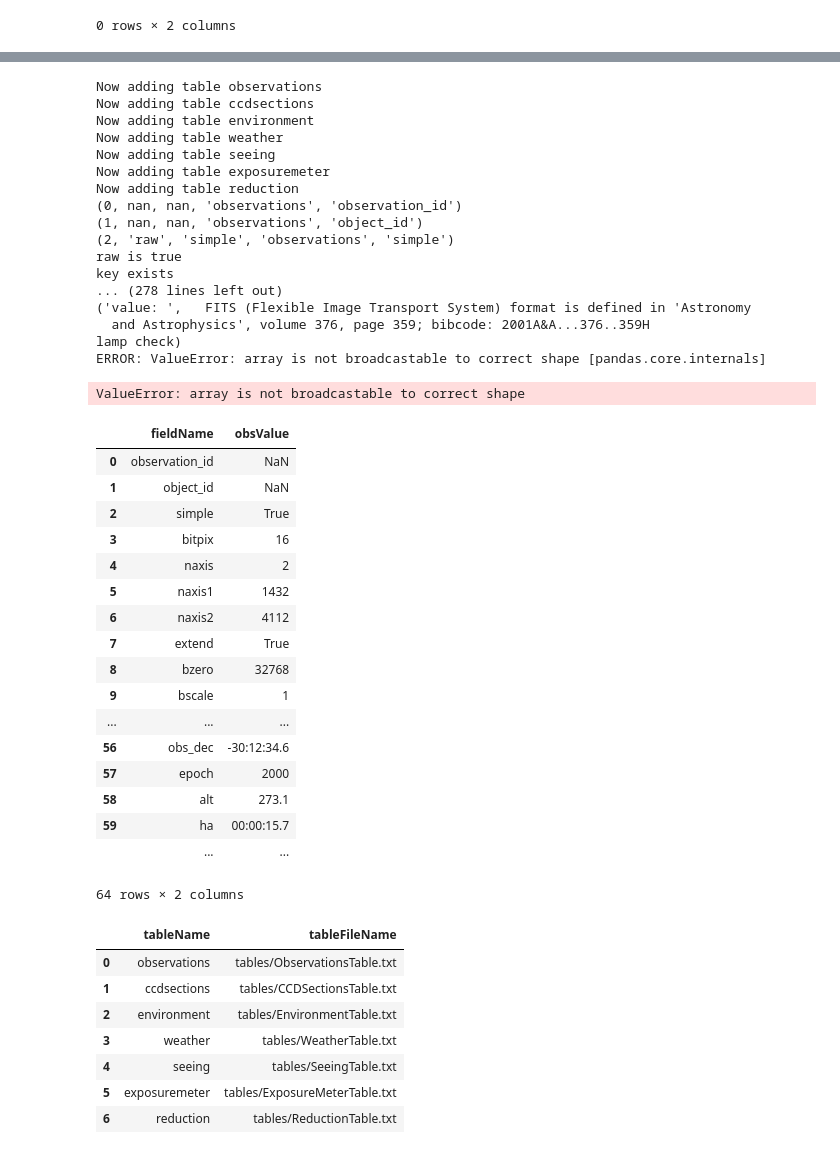
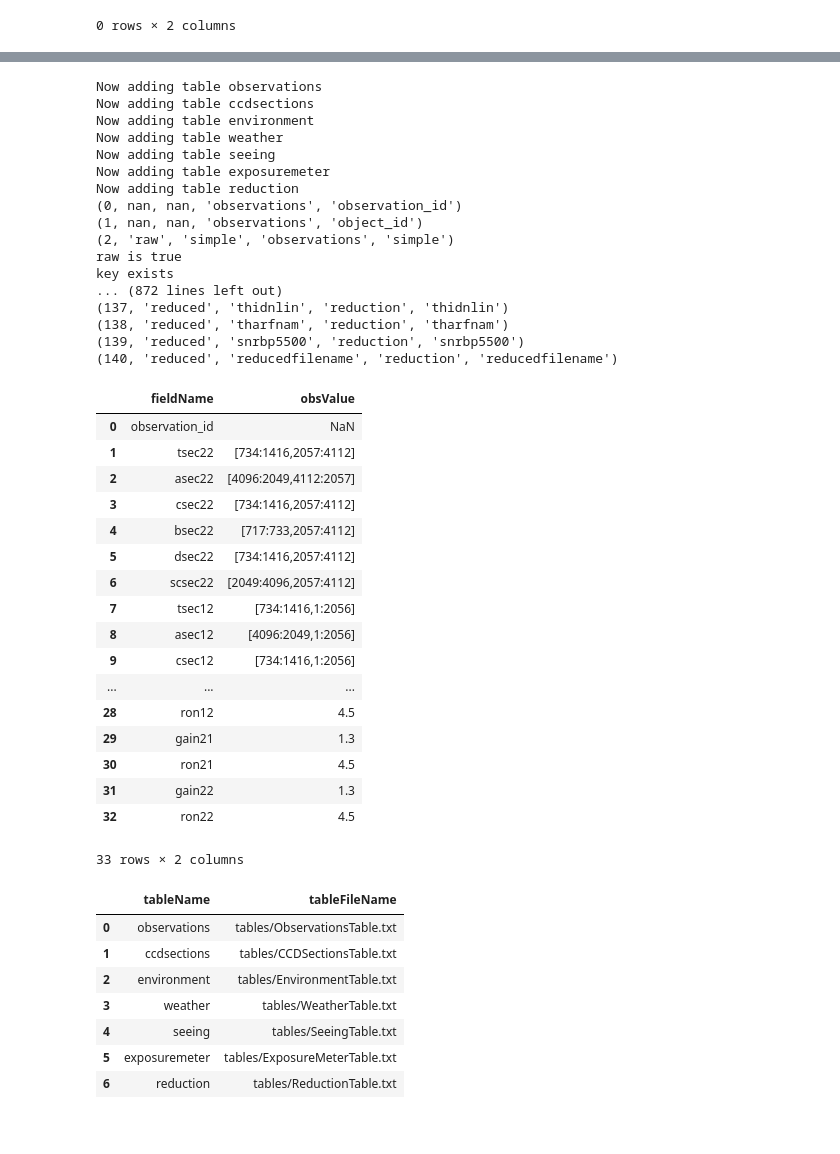
Before and after one commit to mattgiguere/chirondb, a Jupyter notebook: chironDBObject.ipynb, the cells around one changed output, grey strips where cells are left out. Cells and saved outputs as stored; diff of their text form; code cells hidden in the pictures.

Commit message:
bug fix
adding FITS values to object data frames is now working

```diff
--- a/chironDBObject.ipynb
+++ b/chironDBObject.ipynb
@@ -66,7 +66,7 @@ class chironObject:
                     print('index is: ', idx)
                     print('fits key: ', self.mapping.loc[i,'fitsKeyName'])
                     print('value: ',fitshead[self.mapping.loc[i,'fitsKeyName']])
-                    if self.mapping.loc[i,'fitsKeyName'] = 'comment':
+                    if self.mapping.loc[i,'fitsKeyName'] == 'comment':
                         currTab.loc[idx, 'obsValue'] = str(fitshead[self.mapping.loc[i,'fitsKeyName']])
                     else:
                         currTab.loc[idx, 'obsValue'] = fitshead[self.mapping.loc[i,'fitsKeyName']]
@@ -89,33 +87,32 @@ Now adding table reduction
 (2, 'raw', 'simple', 'observations', 'simple')
 raw is true
 key exists
-... (278 lines left out)
-('value: ',   FITS (Flexible Image Transport System) format is defined in 'Astronomy
-  and Astrophysics', volume 376, page 359; bibcode: 2001A&A...376..359H
-lamp check)
-ERROR: ValueError: array is not broadcastable to correct shape [pandas.core.internals]
+... (872 lines left out)
+(137, 'reduced', 'thidnlin', 'reduction', 'thidnlin')
+(138, 'reduced', 'tharfnam', 'reduction', 'tharfnam')
+(139, 'reduced', 'snrbp5500', 'reduction', 'snrbp5500')
+(140, 'reduced', 'reducedfilename', 'reduction', 'reducedfilename')
-ValueError: array is not broadcastable to correct shape
 # %%
-myObs.tableDict['observations']
+myObs.tableDict['ccdsections']
 # %% [output]
 |  | fieldName | obsValue |
 | 0 | observation_id | NaN |
-| 1 | object_id | NaN |
-| 2 | simple | True |
-| 3 | bitpix | 16 |
-| 4 | naxis | 2 |
-| 5 | naxis1 | 1432 |
-| 6 | naxis2 | 4112 |
-| 7 | extend | True |
-| 8 | bzero | 32768 |
-| 9 | bscale | 1 |
+| 1 | tsec22 | [734:1416,2057:4112] |
+| 2 | asec22 | [4096:2049,4112:2057] |
+| 3 | csec22 | [734:1416,2057:4112] |
+| 4 | bsec22 | [717:733,2057:4112] |
+| 5 | dsec22 | [734:1416,2057:4112] |
+| 6 | scsec22 | [2049:4096,2057:4112] |
+| 7 | tsec12 | [734:1416,1:2056] |
+| 8 | asec12 | [4096:2049,1:2056] |
+| 9 | csec12 | [734:1416,1:2056] |
 | ... | ... | ... |
-| 56 | obs_dec | -30:12:34.6 |
-| 57 | epoch | 2000 |
-| 58 | alt | 273.1 |
-| 59 | ha | 00:00:15.7 |
-|  | ... | ... |
+| 28 | ron12 | 4.5 |
+| 29 | gain21 | 1.3 |
+| 30 | ron21 | 4.5 |
+| 31 | gain22 | 1.3 |
+| 32 | ron22 | 4.5 |
-64 rows × 2 columns
+33 rows × 2 columns
 # %%
 myObs = chironObject()
 # %%
```
Also changed, not shown: parts of 1 cell of this notebook.
